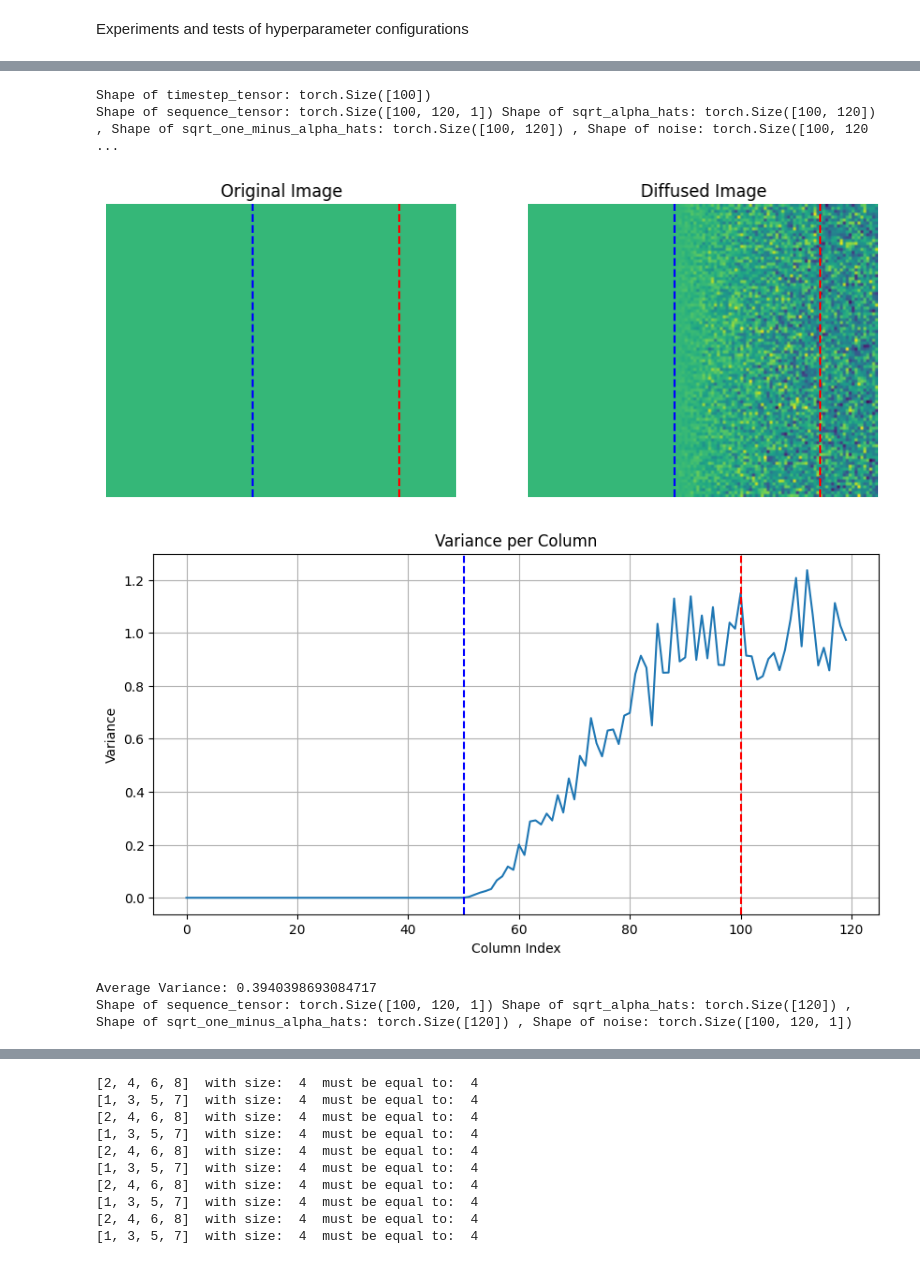
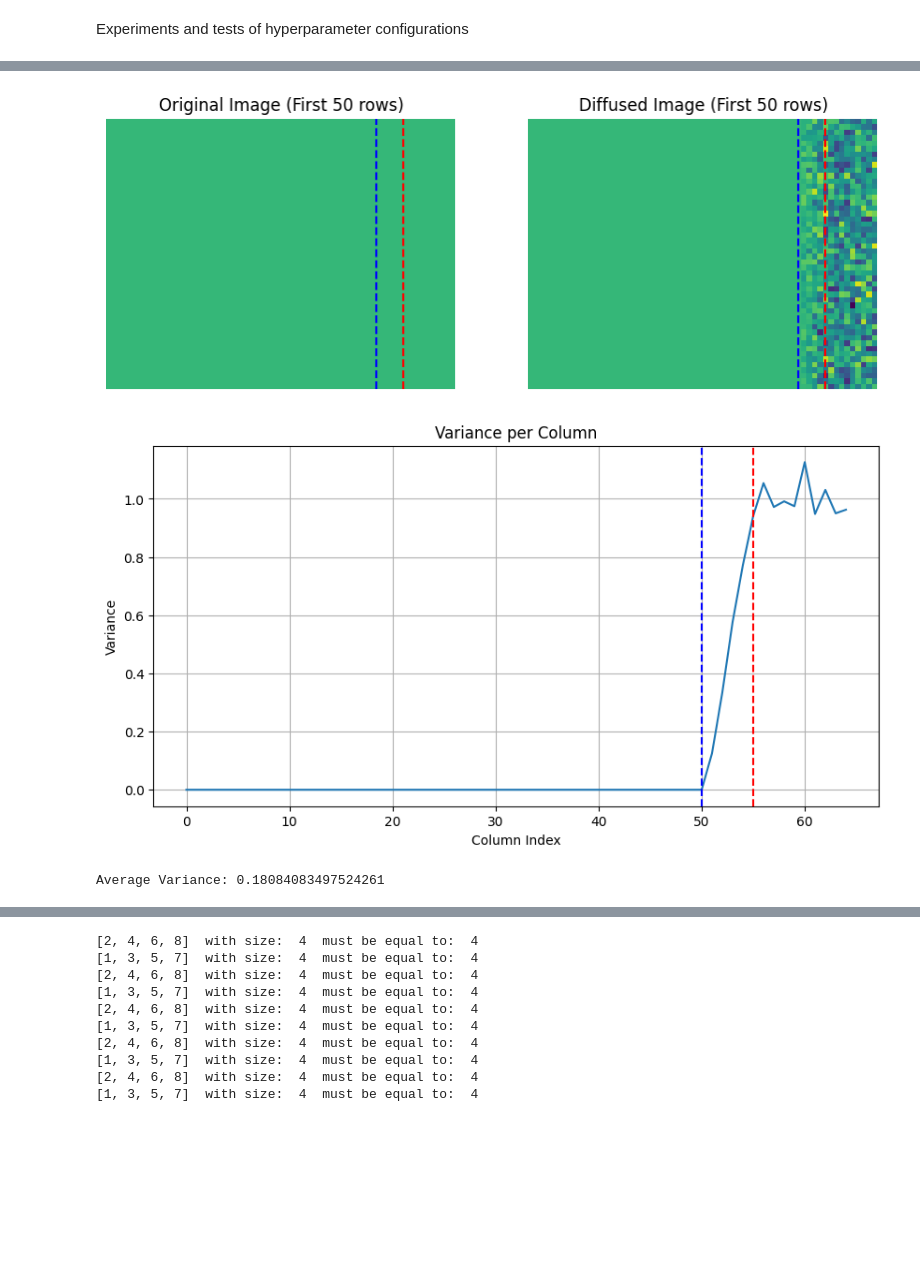
Before and after one commit to AntonBertelsen/GestureGeneration, a Jupyter notebook: DiffuseStyleGestureReproduced/v1_diffusion_testing_ground.ipynb, the cells around one changed output, grey strips where cells are left out. Saved outputs shown, nothing was run; the diff lists cells and outputs as text; code cells hidden in the pictures; blank space fills up the shorter version.

Commit message:
Heatmap and error location experiments

```diff
--- a/DiffuseStyleGestureReproduced/v1_diffusion_testing_ground.ipynb
+++ b/DiffuseStyleGestureReproduced/v1_diffusion_testing_ground.ipynb
@@ -17,11 +15,17 @@ KeyboardInterrupt:
+# %%
+num_clean_frames = 50
+num_denoise_frames = 5
+num_noise_frames = 10
+sequence_length = num_clean_frames + num_denoise_frames + num_noise_frames
+noise_schedule = Diffusion.linear_schedule(0.00005, 0.6)
 # %%
 # Initialize the diffusion class
 diffusion = SlidingDiffusion(
-    num_clean_frames = 50,
-    num_denoise_frames = 20,
-    num_noise_frames = 20,
+    num_clean_frames = num_clean_frames,
+    num_denoise_frames = num_denoise_frames,
+    num_noise_frames = num_noise_frames,
     num_timestep_stackings = 1,
-    noise_schedule = Diffusion.linear_schedule(0.00015, 0.15),
+    noise_schedule = noise_schedule,
    device = device
 )
 
@@ -33,11 +37,11 @@ diffusion = SlidingDiffusion(
 # )
 
 # Create a tensor that is all white so we can see the noising process removing details
-image = torch.ones((100, 120, 1))
+image = torch.ones((1000, sequence_length, 1))
 image = image.to(device)
 
 
-timestep_tensor = torch.zeros((100,), device=device, dtype=torch.int)
+timestep_tensor = torch.zeros((1000,), device=device, dtype=torch.int)
 # Run the forward diffusion function
 transformed_image = diffusion.forward(sequence_tensor = image, timestep=timestep_tensor)
 
@@ -46,12 +50,12 @@ import matplotlib.pyplot as plt
 
 fig, ax = plt.subplots(1, 2, figsize=(10, 5))
 
-ax[0].imshow(image.cpu().numpy(), vmin=-3, vmax=3)
-ax[0].set_title("Original Image")
+ax[0].imshow(image.cpu().numpy()[:50, :, :], vmin=-3, vmax=3)
+ax[0].set_title("Original Image (First 50 rows)")
 ax[0].axis("off")
 
-ax[1].imshow(transformed_image.cpu().numpy(), vmin=-3, vmax=3)
-ax[1].set_title("Diffused Image")
+ax[1].imshow(transformed_image.cpu().numpy()[:50, :, :], vmin=-3, vmax=3)
+ax[1].set_title("Diffused Image (First 50 rows)")
 ax[1].axis("off")
 
 
@@ -86,36 +90,33 @@ if isinstance(diffusion, SlidingDiffusion):
     line_x = diffusion.num_clean_frames
     plt.axvline(x=line_x, color='blue', linestyle='--', label='Pre-timestep frames')
     plt.axvline(x=line_x + diffusion.num_denoise_frames, color='red', linestyle='--', label='Timestep frames')
 
 plt.show()
 
 # print the average variance
 print("Average Variance:", torch.mean(variances).item())
 
 
 # plot the average variance across different timesteps
 timesteps = torch.arange(0, diffusion.number_of_timesteps)
 average_variance = torch.zeros(diffusion.number_of_timesteps)
 for t in timesteps:
     transformed_image = diffusion.forward(sequence_tensor=image, timestep=t)
     average_variance[t] = torch.mean(torch.var(transformed_image, dim=0))
 
 plt.figure(figsize=(10, 5))
 plt.plot(timesteps.cpu().numpy(), average_variance.cpu().numpy())
 plt.title("Average Variance Across Timesteps")
 plt.xlabel("Timestep")
 plt.ylabel("Average Variance")
 plt.grid(True)
 if isinstance(diffusion, SlidingDiffusion):
     # Draw vertical lines at num_of_pre_timestep_frames and num_of_timestep_frames
     line_x = diffusion.num_clean_frames
     plt.axvline(x=line_x, color='blue', linestyle='--', label='Pre-timestep frames')
     plt.axvline(x=line_x + diffusion.num_denoise_frames, color='red', linestyle='--', label='Timestep frames')
 plt.show()
 # %% [output]
-Shape of timestep_tensor: torch.Size([100])
-Shape of sequence_tensor: torch.Size([100, 120, 1]) Shape of sqrt_alpha_hats: torch.Size([100, 120]) , Shape of sqrt_one_minus_alpha_hats: torch.Size([100, 120]) , Shape of noise: torch.Size([100, 120 ...
-[figure, old version]
+[figure, new version]
-[figure, old version]
+[figure, new version]
-Average Variance: 0.3940398693084717
-Shape of sequence_tensor: torch.Size([100, 120, 1]) Shape of sqrt_alpha_hats: torch.Size([120]) , Shape of sqrt_one_minus_alpha_hats: torch.Size([120]) , Shape of noise: torch.Size([100, 120, 1])
+Average Variance: 0.18084083497524261
```
Also changed, not shown: parts of 2 cells of this notebook, 8 other files.
